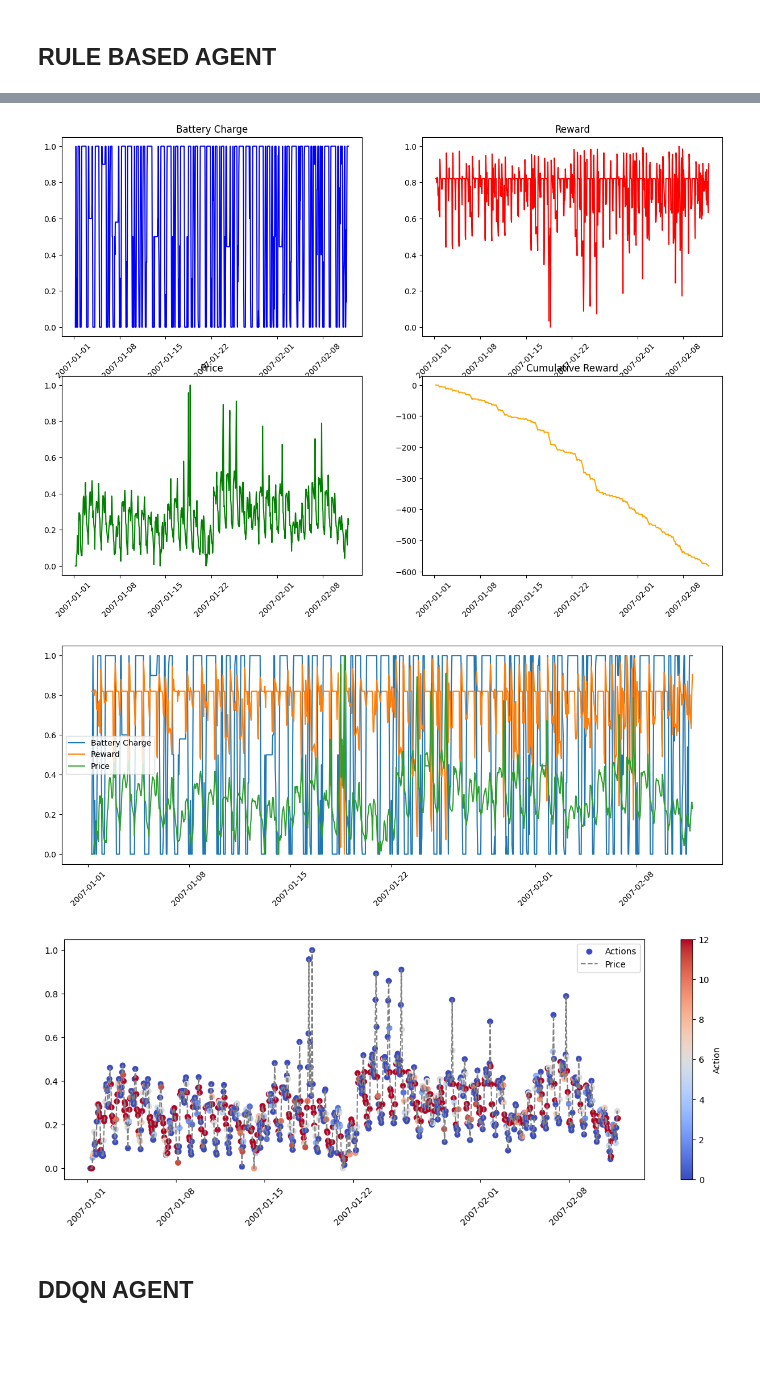
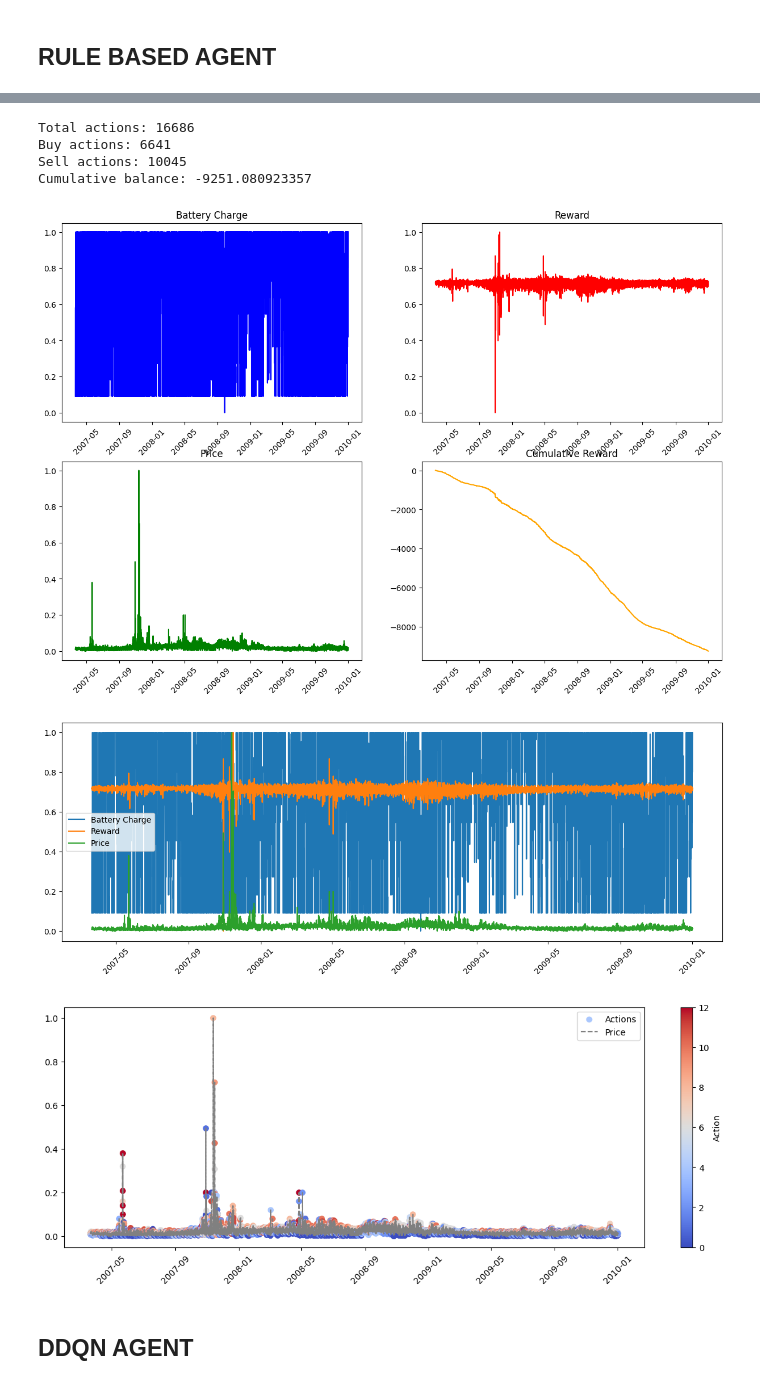
Before and after one commit to MaxFeucht/BatteryGrid, a Jupyter notebook: PRL.ipynb, the cells around one changed output, grey strips where cells are left out. Saved outputs shown, nothing was run; the diff lists cells and outputs as text; code cells hidden in the pictures; blank space fills up the shorter version.

Commit message:
Rule based agent update to percentile strategy

```diff
--- a/PRL.ipynb
+++ b/PRL.ipynb
@@ -58,10 +58,10 @@ val = elongate(pd.read_excel('data/validate.xlsx'))
 ## RULE BASED AGENT
 # %%
 # Evaluate Rule-Based Agent
-price_horizon = 5
+price_horizon = 80
 df = train
 
 rule_env = gym.make('gym_env/BatteryGrid-v0', disable_env_checker=True)
 rule_env.setup(df, price_horizon=price_horizon)
 eval_rule = RuleEvaluation(df, rule_env)
-eval_rule.evaluate(low_quantile = 0.25, high_quantile = 0.75)
+eval_rule.evaluate(eval_rule.percentile_strategy)
@@ -68,15 +71,52 @@ eval_rule.evaluate(low_quantile = 0.25, high_quantile = 0.75)
-# %%
-# Visualize Rule-Based Agent
-plot_range = (0, 1000)
-
-plotter = Plotter(eval_rule, range = plot_range)
-plotter.plot_single()
-plotter.plot_all()
-plotter.plot_actions()
-# %% [output]
-[figure, removed]
-[figure, removed]
-[figure, removed]
+# %%
+#Tune for the horizon
+balances = []
+#horizons = [1,5,10,15,20,25,30,35,40,45,50,55,60,80,100,140,180,220,300,500,800,1000]
+for i in range(1, 20):
+    price_horizon = i*100
+    rule_env.setup(df, price_horizon=price_horizon, future_horizon=0)
+    eval_rule = RuleEvaluation(df, rule_env)
+    eval_rule.evaluate(eval_rule.percentile_strategy)
+    balances.append(np.sum(eval_rule.balance))
+    rule_env.reset(seed=seed)
+
+# Assume 'balances' is your array
+
+
+max_index = np.argmax(balances)
+max_value = balances[max_index]
+print(balances)
+
+print(f"Max value is {max_value} at index {max_index}")
+
+#eval_rule.evaluate(eval_rule.percentile_strategy)
+# %%
+#print total actions
+print(f'Total actions: {len([action for action in eval_rule.actions if action != 6])}')
+
+#print buy actions
+print(f'Buy actions: {len([action for action in eval_rule.actions if action > 6])}')
+#print sell actions
+print(f'Sell actions: {len([action for action in eval_rule.actions if action < 6])}')
+
+#total balance
+print(f'Cumulative balance: {np.sum(eval_rule.balance)}')
+
+
+# Visualize Rule-Based Agent
+plot_range = (0, 100000)
+plotter = Plotter(eval_rule, range = plot_range)
+plotter.plot_single()
+plotter.plot_all()
+plotter.plot_actions()
+# %% [output]
+Total actions: 16686
+Buy actions: 6641
+Sell actions: 10045
+Cumulative balance: -9251.080923357
+[figure, added]
+[figure, added]
+[figure, added]
 # %% [markdown]
 ## DDQN AGENT
 # %%
```
Also changed, not shown: parts of 2 cells of this notebook, 1 other file.
